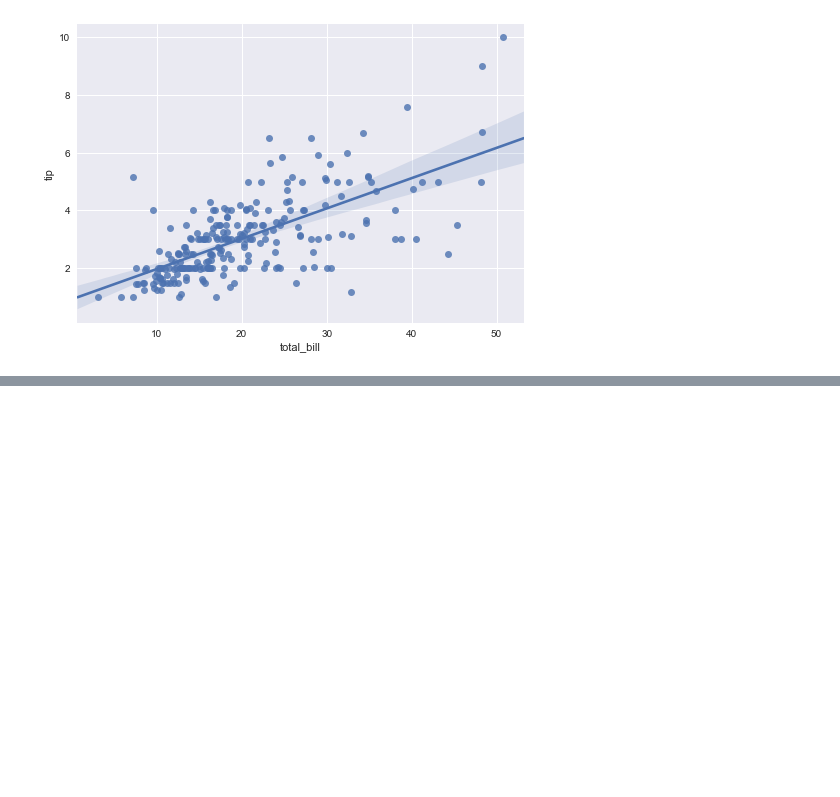
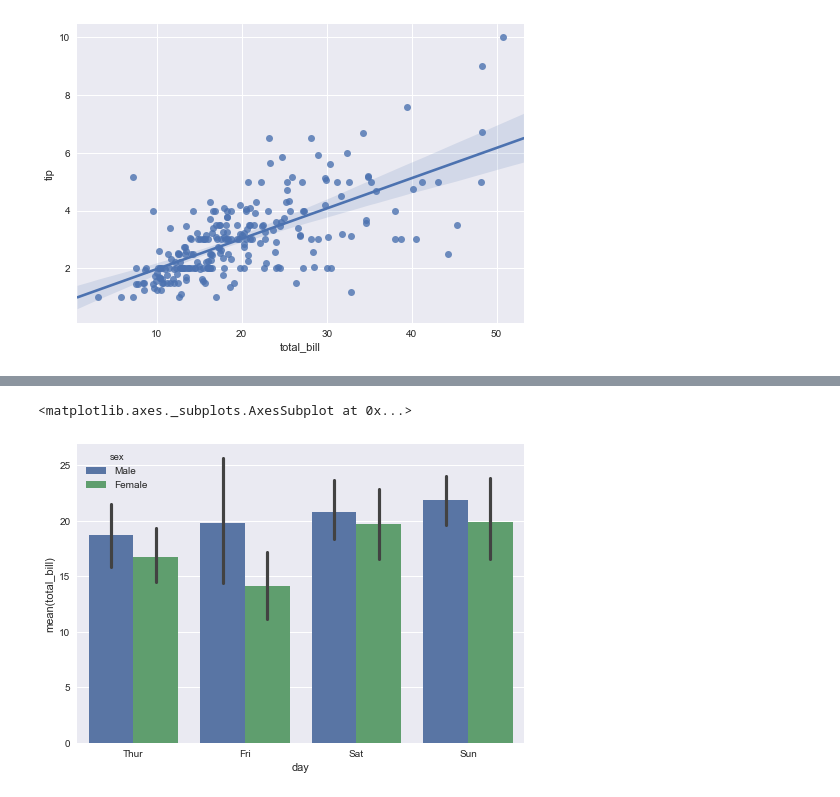
Before and after one commit to cbrnr/python_intro, a Jupyter notebook: 10/10 - Matplotlib und Seaborn.ipynb, the cells around one changed output, grey strips where cells are left out. Drawn from its saved outputs; the diff is of its cells as text; code cells hidden in the pictures; blank space fills up the shorter version.

```diff
--- a/10/10 - Matplotlib und Seaborn.ipynb
+++ b/10/10 - Matplotlib und Seaborn.ipynb
@@ -207,0 +214,2 @@ sns.regplot(x="total_bill", y="tip", data=tips)
+# %%
+tips = sns.load_dataset("tips")
@@ -207,0 +225,5 @@ sns.regplot(x="total_bill", y="tip", data=tips)
+# %%
+sns.barplot(x="day", y="total_bill", hue="sex", data=tips)
+# %% [output]
+<matplotlib.axes._subplots.AxesSubplot at 0x...>
+[figure, added]
```
Also changed, not shown: parts of 12 cells of this notebook.
